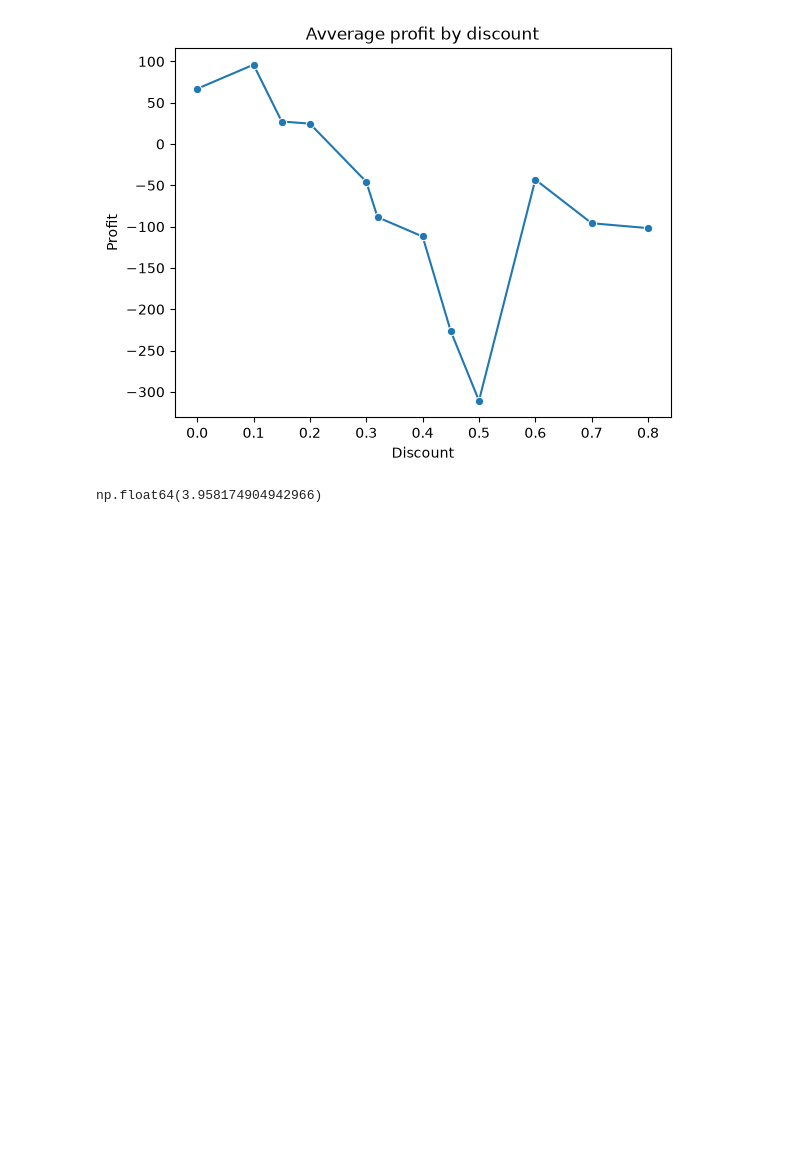
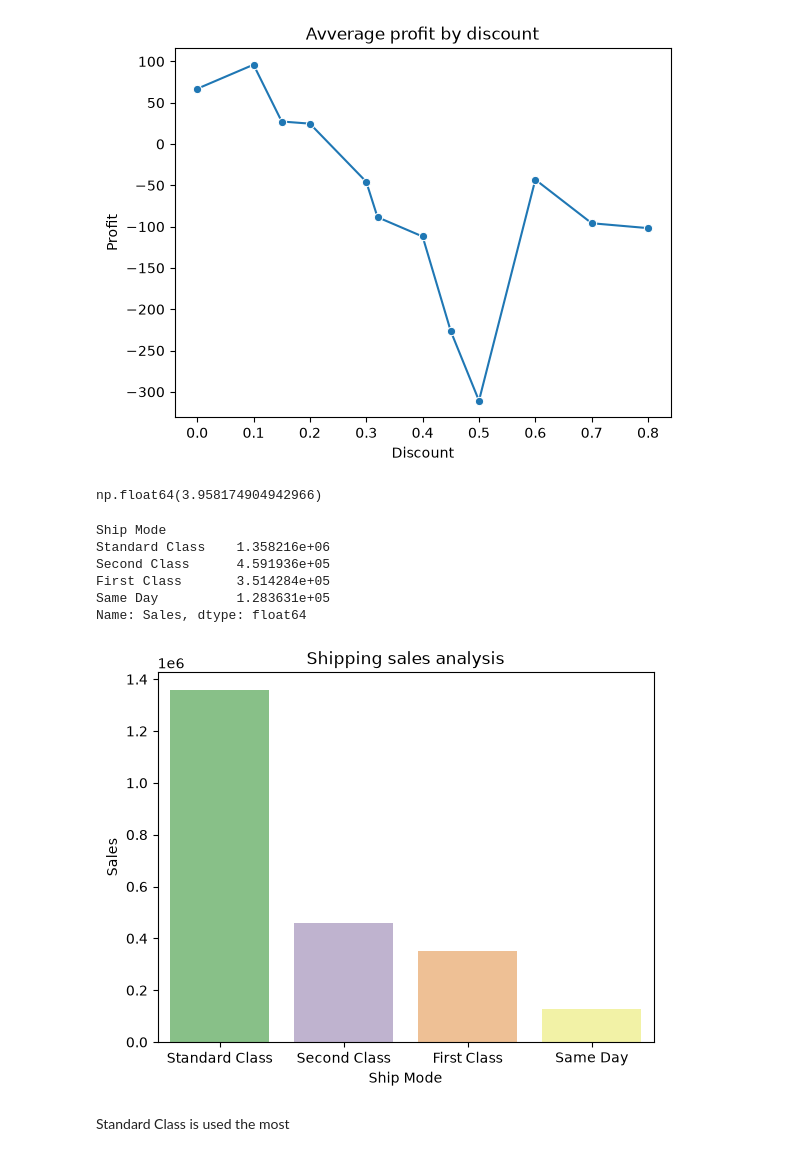
Before and after one commit to vaishnaviniwalkar/Superstore_Sales_Analysis, a Jupyter notebook: notebook/analysis.ipynb, the cells around one changed output. Drawn from its saved outputs; the diff is of its cells as text; code cells hidden in the pictures; blank space fills up the shorter version.

Commit message:
shipping sales analysis

```diff
--- a/notebook/analysis.ipynb
+++ b/notebook/analysis.ipynb
@@ -514,3 +514,21 @@ plt.show()
 df['Shipping days'].mean()
 # %% [output]
 np.float64(3.958174904942966)
+# %%
+shipping_sales = df.groupby('Ship Mode')['Sales'].sum().sort_values(ascending=False)
+shipping_sales
+# %% [output]
+Ship Mode
+Standard Class    1.358216e+06
+Second Class      4.591936e+05
+First Class       3.514284e+05
+Same Day          1.283631e+05
+Name: Sales, dtype: float64
+# %%
+sns.barplot(x='Ship Mode', y='Sales', data=shipping_sales.reset_index(), hue='Ship Mode', palette='Accent')
+plt.title('Shipping sales analysis')
+plt.show()
+# %% [output]
+[figure, added]
+# %% [markdown]
+Standard Class is used the most
```
